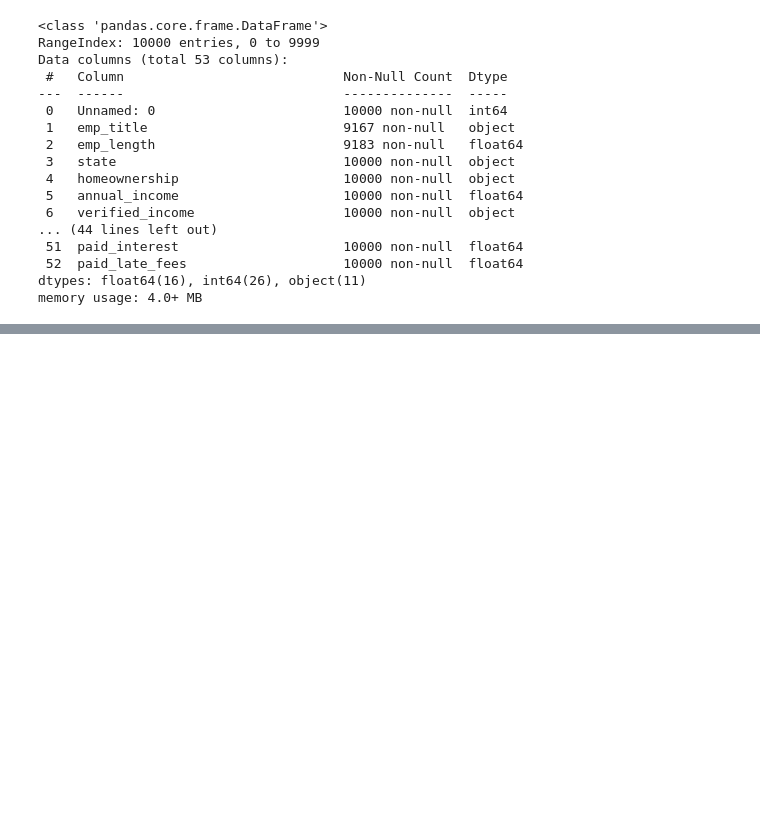
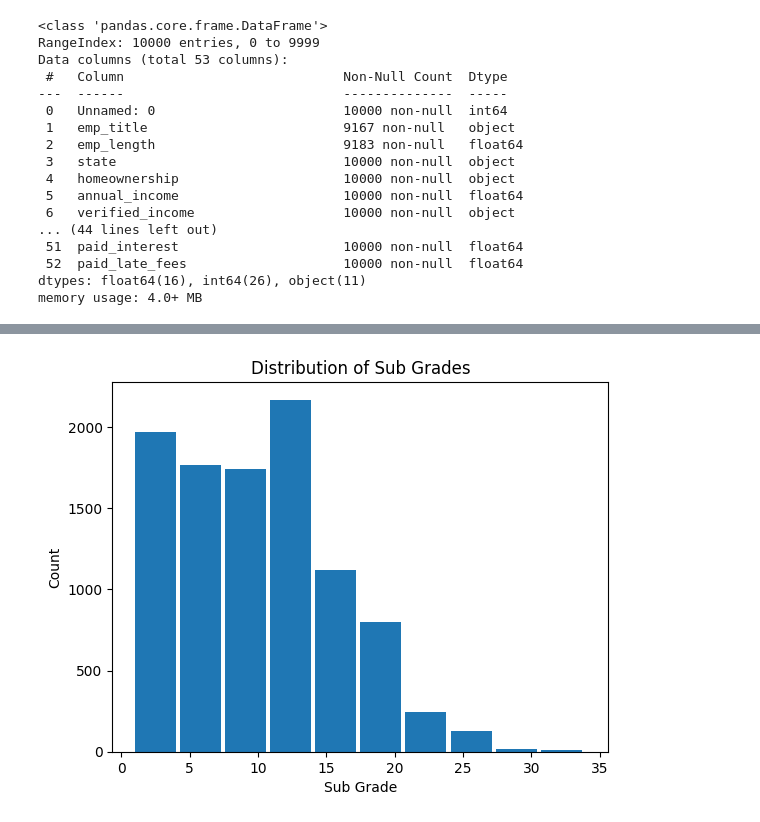
Before and after one commit to AdrianP428/DSRP_Project_MMF, a Jupyter notebook: DSRP_Project_AP.ipynb, the cells around one changed output, grey strips where cells are left out. Saved outputs shown, nothing was run; the diff lists cells and outputs as text; code cells hidden in the pictures; blank space fills up the shorter version.

```diff
--- a/DSRP_Project_AP.ipynb
+++ b/DSRP_Project_AP.ipynb
@@ -26,0 +117,9 @@ memory usage: 4.0+ MB
+# %%
+df['grade_num'].plot(kind = 'hist', width = 3)
+plt.title("Distribution of Sub Grades")
+plt.xlabel('Sub Grade')
+plt.ylabel('Count')
+
+plt.show()
+# %% [output]
+[figure, added]
```
Also changed, not shown: parts of 13 cells of this notebook.
